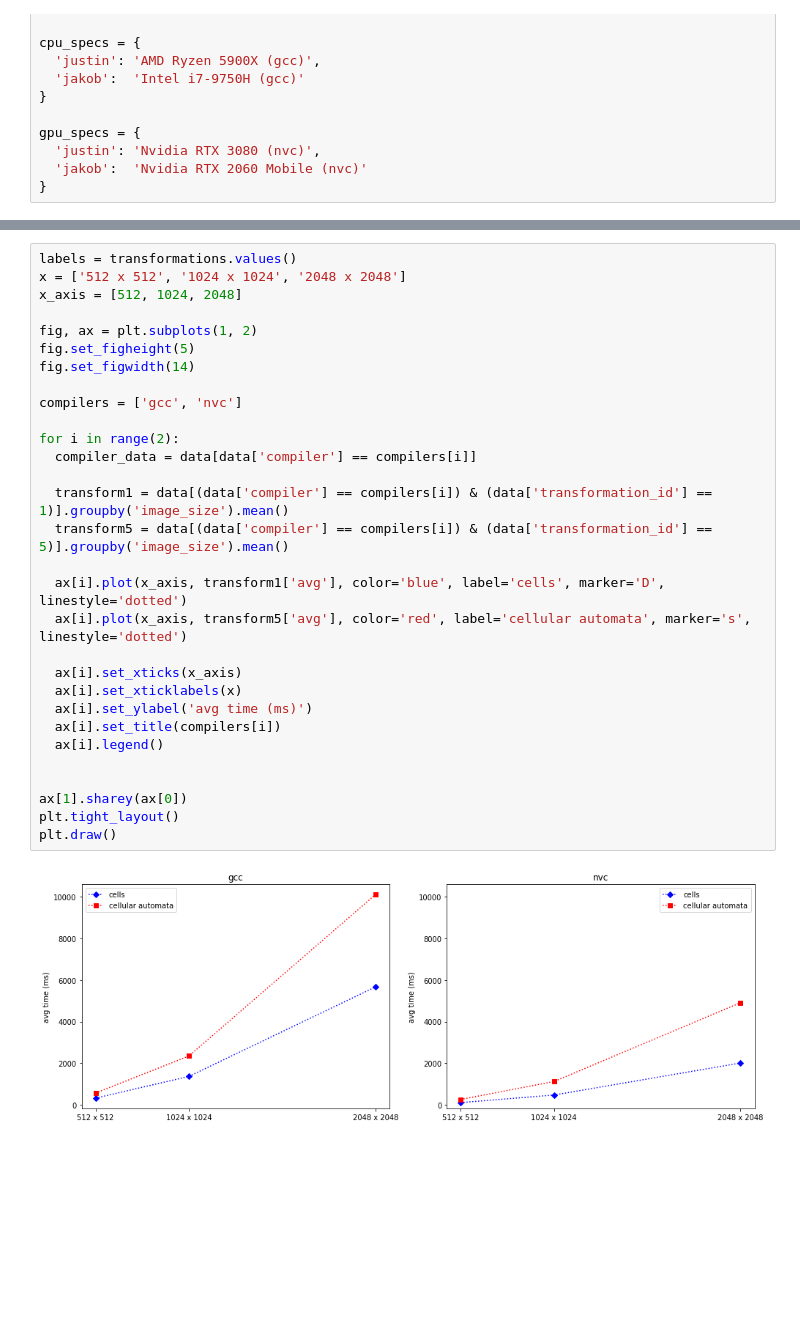
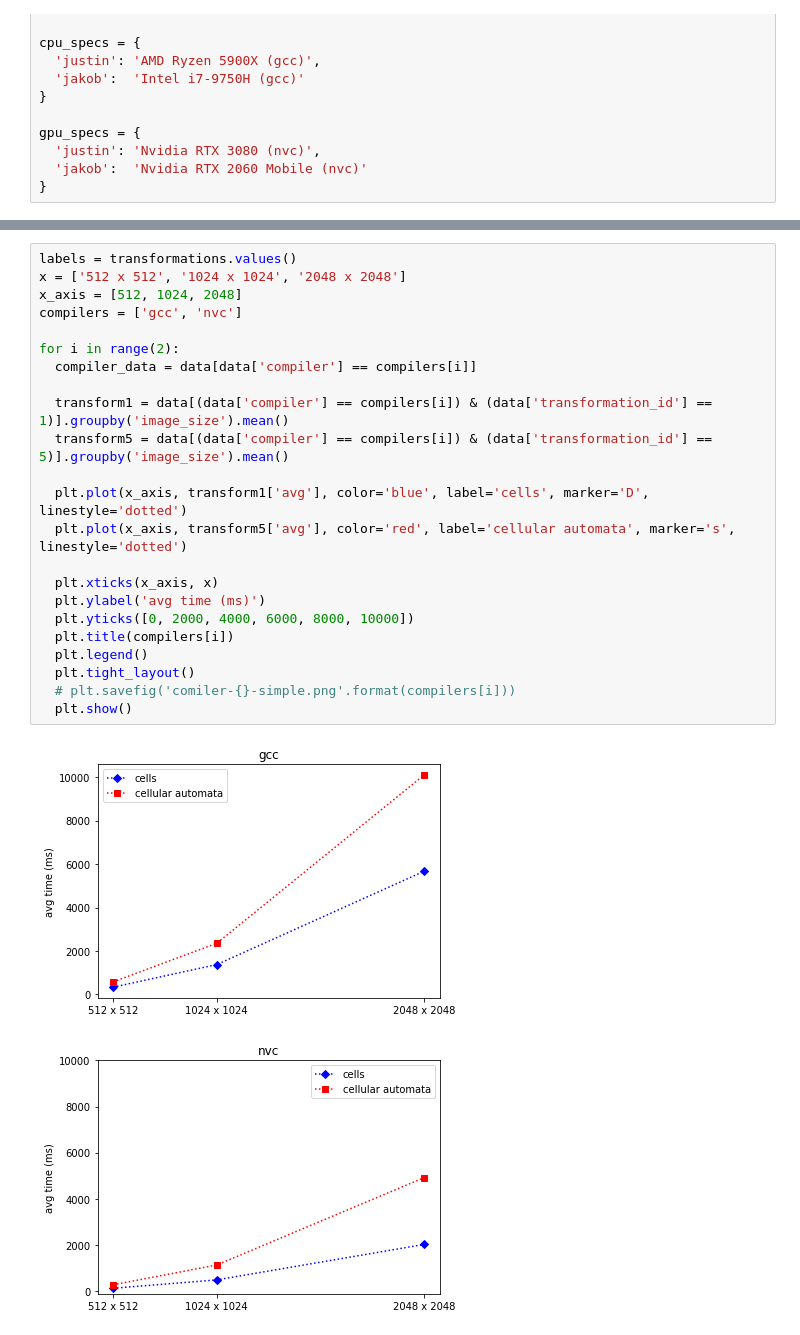
Before and after one commit to sbracellari/procedural-textures, a Jupyter notebook: results/graphs.ipynb, the cells around one changed output, grey strips where cells are left out. Drawn from its saved outputs; the diff is of its cells as text; blank space fills up the shorter version.

```diff
--- a/results/graphs.ipynb
+++ b/results/graphs.ipynb
@@ -91,35 +83,29 @@ plt.show()
 # %%
 labels = transformations.values()
 x = ['512 x 512', '1024 x 1024', '2048 x 2048']
 x_axis = [512, 1024, 2048]
-
-fig, ax = plt.subplots(1, 2)
-fig.set_figheight(5)
-fig.set_figwidth(14)
-
 compilers = ['gcc', 'nvc']
 
 for i in range(2):
   compiler_data = data[data['compiler'] == compilers[i]]
 
   transform1 = data[(data['compiler'] == compilers[i]) & (data['transformation_id'] == 1)].groupby('image_size').mean()
   transform5 = data[(data['compiler'] == compilers[i]) & (data['transformation_id'] == 5)].groupby('image_size').mean()
 
-  ax[i].plot(x_axis, transform1['avg'], color='blue', label='cells', marker='D', linestyle='dotted')
-  ax[i].plot(x_axis, transform5['avg'], color='red', label='cellular automata', marker='s', linestyle='dotted')
+  plt.plot(x_axis, transform1['avg'], color='blue', label='cells', marker='D', linestyle='dotted')
+  plt.plot(x_axis, transform5['avg'], color='red', label='cellular automata', marker='s', linestyle='dotted')
 
-  ax[i].set_xticks(x_axis)
-  ax[i].set_xticklabels(x)
-  ax[i].set_ylabel('avg time (ms)')
-  ax[i].set_title(compilers[i])
-  ax[i].legend()
-
-
-ax[1].sharey(ax[0])
-plt.tight_layout()
-plt.draw()
+  plt.xticks(x_axis, x)
+  plt.ylabel('avg time (ms)')
+  plt.yticks([0, 2000, 4000, 6000, 8000, 10000])
+  plt.title(compilers[i])
+  plt.legend()
+  plt.tight_layout()
+  # plt.savefig('comiler-{}-simple.png'.format(compilers[i]))
+  plt.show()
 # %% [output]
-[figure, old version]
+[figure, new version]
+[figure, added]
 # %%
 labels = transformations.values()
 x = ['512 x 512', '1024 x 1024', '2048 x 2048']
```
Also changed, not shown: parts of 3 cells of this notebook, 2 other files.
